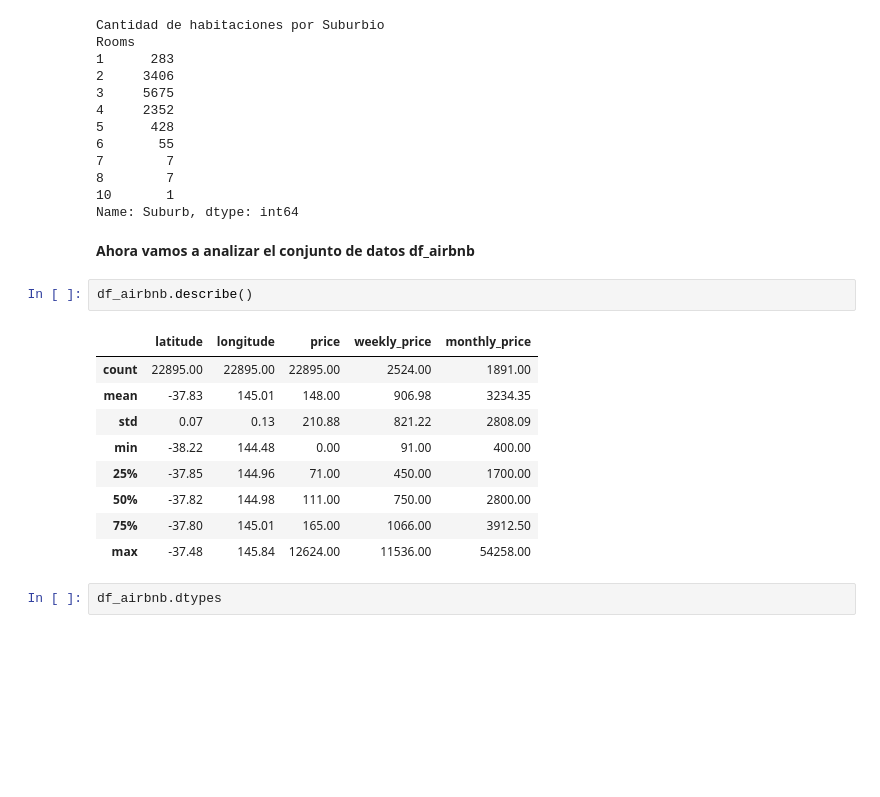
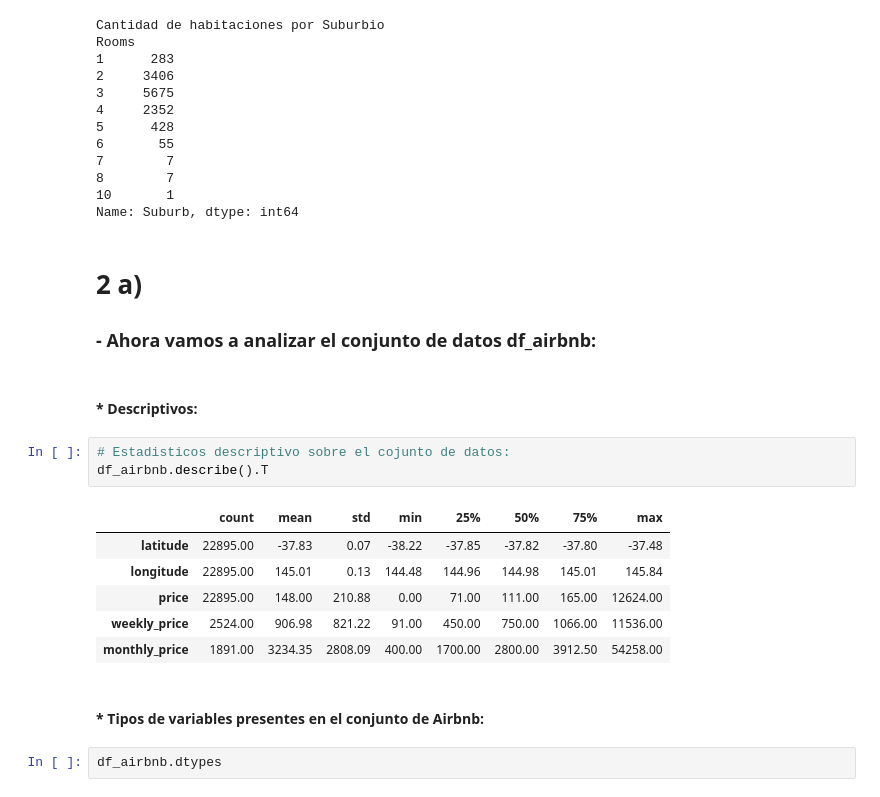
Before and after one commit to Grupo242022/EyCD, a Jupyter notebook: Entregable_2_Nico_parte1_ejercicio2.ipynb, the cells around one changed output. Saved outputs shown, nothing was run; the diff lists cells and outputs as text; blank space fills up the shorter version.

```diff
--- a/Entregable_2_Nico_parte1_ejercicio2.ipynb
+++ b/Entregable_2_Nico_parte1_ejercicio2.ipynb
@@ -330,19 +339,22 @@ Rooms
 10       1
 Name: Suburb, dtype: int64
 # %% [markdown]
-**Ahora vamos a analizar el conjunto de datos df_airbnb**
+# 2 a)
+### - Ahora vamos a analizar el conjunto de datos df_airbnb:
-# %%
-df_airbnb.describe()
-# %% [output]
-|  | latitude | longitude | price | weekly_price | monthly_price |
-| count | 22895.00 | 22895.00 | 22895.00 | 2524.00 | 1891.00 |
-| mean | -37.83 | 145.01 | 148.00 | 906.98 | 3234.35 |
-| std | 0.07 | 0.13 | 210.88 | 821.22 | 2808.09 |
-| min | -38.22 | 144.48 | 0.00 | 91.00 | 400.00 |
-| 25% | -37.85 | 144.96 | 71.00 | 450.00 | 1700.00 |
-| 50% | -37.82 | 144.98 | 111.00 | 750.00 | 2800.00 |
-| 75% | -37.80 | 145.01 | 165.00 | 1066.00 | 3912.50 |
-| max | -37.48 | 145.84 | 12624.00 | 11536.00 | 54258.00 |
+# %% [markdown]
+#### * Descriptivos:
+# %%
+# Estadisticos descriptivo sobre el cojunto de datos:
+df_airbnb.describe().T
+# %% [output]
+|  | count | mean | std | min | 25% | 50% | 75% | max |
+| latitude | 22895.00 | -37.83 | 0.07 | -38.22 | -37.85 | -37.82 | -37.80 | -37.48 |
+| longitude | 22895.00 | 145.01 | 0.13 | 144.48 | 144.96 | 144.98 | 145.01 | 145.84 |
+| price | 22895.00 | 148.00 | 210.88 | 0.00 | 71.00 | 111.00 | 165.00 | 12624.00 |
+| weekly_price | 2524.00 | 906.98 | 821.22 | 91.00 | 450.00 | 750.00 | 1066.00 | 11536.00 |
+| monthly_price | 1891.00 | 3234.35 | 2808.09 | 400.00 | 1700.00 | 2800.00 | 3912.50 | 54258.00 |
+# %% [markdown]
+#### * Tipos de variables presentes en el conjunto de Airbnb:
 # %%
 df_airbnb.dtypes
 # %% [output]
```
Also changed, not shown: parts of 31 cells of this notebook.
